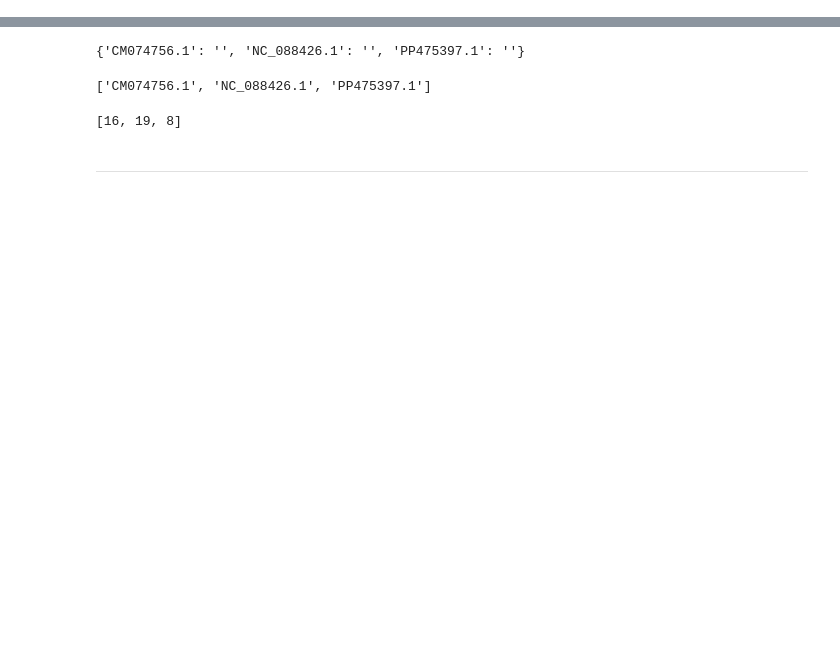
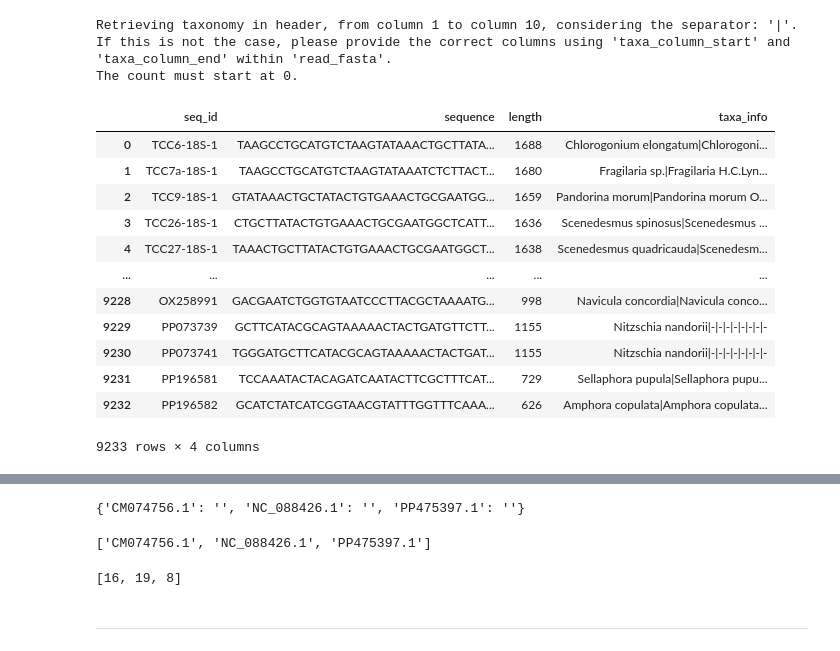
Before and after one commit to CIBIO-BU/mozaiko, a Jupyter notebook: draft.ipynb, the cells around one changed output, grey strips where cells are left out. Cells and saved outputs as stored; diff of their text form; code cells hidden in the pictures; blank space fills up the shorter version.

```diff
--- a/draft.ipynb
+++ b/draft.ipynb
@@ -1,7 +1,24 @@
 # %%
 from src.reference_database.sequence_import import CustomFastaImport
 
-fasta = "/home/camilababo/Documents/coding-projects/DNAquaIMG-tool/DNAquaIMG/data/output_data/diat-barcode-test/all_complete_pbs/filtered/rbcL_646F_998R.fasta"
+fasta = "/home/camilababo/Documents/coding-projects/DNAquaIMG-tool/mozaico/data/input_data/diat-barcode-taxa_harmonized.fasta"
 dt_class = CustomFastaImport(fasta)
 dt_class.read_fasta(fasta)
-all_comp = dt_class.data
+dt_class.data
+# %% [output]
+Retrieving taxonomy in header, from column 1 to column 10, considering the separator: '|'.
+If this is not the case, please provide the correct columns using 'taxa_column_start' and 'taxa_column_end' within 'read_fasta'.
+The count must start at 0.
+|  | seq_id | sequence | length | taxa_info |
+| 0 | TCC6-18S-1 | TAAGCCTGCATGTCTAAGTATAAACTGCTTATA... | 1688 | Chlorogonium elongatum|Chlorogoni... |
+| 1 | TCC7a-18S-1 | TAAGCCTGCATGTCTAAGTATAAATCTCTTACT... | 1680 | Fragilaria sp.|Fragilaria H.C.Lyn... |
+| 2 | TCC9-18S-1 | GTATAAACTGCTATACTGTGAAACTGCGAATGG... | 1659 | Pandorina morum|Pandorina morum O... |
+| 3 | TCC26-18S-1 | CTGCTTATACTGTGAAACTGCGAATGGCTCATT... | 1636 | Scenedesmus spinosus|Scenedesmus ... |
+| 4 | TCC27-18S-1 | TAAACTGCTTATACTGTGAAACTGCGAATGGCT... | 1638 | Scenedesmus quadricauda|Scenedesm... |
+| ... | ... | ... | ... | ... |
+| 9228 | OX258991 | GACGAATCTGGTGTAATCCCTTACGCTAAAATG... | 998 | Navicula concordia|Navicula conco... |
+| 9229 | PP073739 | GCTTCATACGCAGTAAAAACTACTGATGTTCTT... | 1155 | Nitzschia nandorii|-|-|-|-|-|-|-|- |
+| 9230 | PP073741 | TGGGATGCTTCATACGCAGTAAAAACTACTGAT... | 1155 | Nitzschia nandorii|-|-|-|-|-|-|-|- |
+| 9231 | PP196581 | TCCAAATACTACAGATCAATACTTCGCTTTCAT... | 729 | Sellaphora pupula|Sellaphora pupu... |
+| 9232 | PP196582 | GCATCTATCATCGGTAACGTATTTGGTTTCAAA... | 626 | Amphora copulata|Amphora copulata... |
+9233 rows × 4 columns
```
Also changed, not shown: parts of 14 cells of this notebook, 5 other files.
